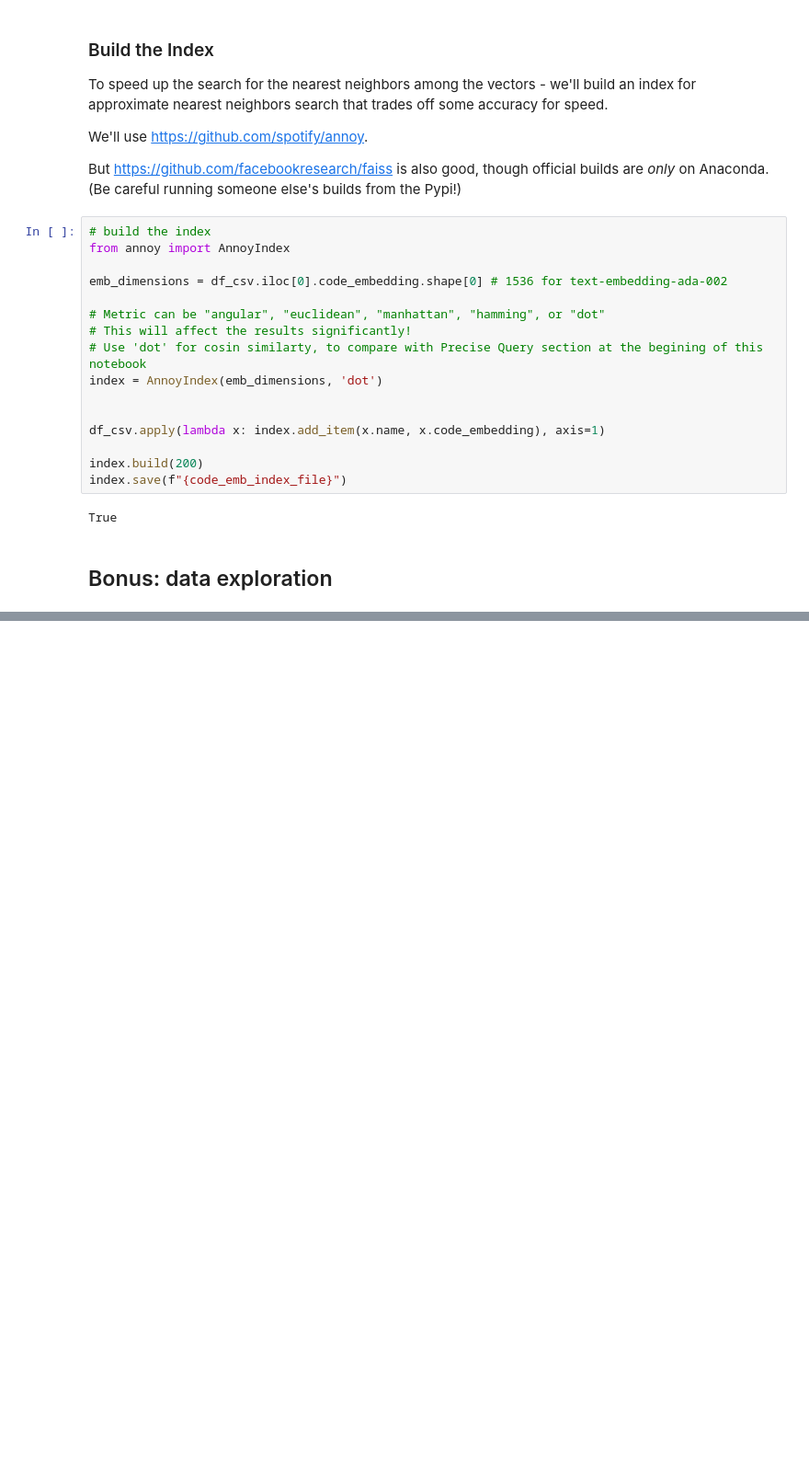
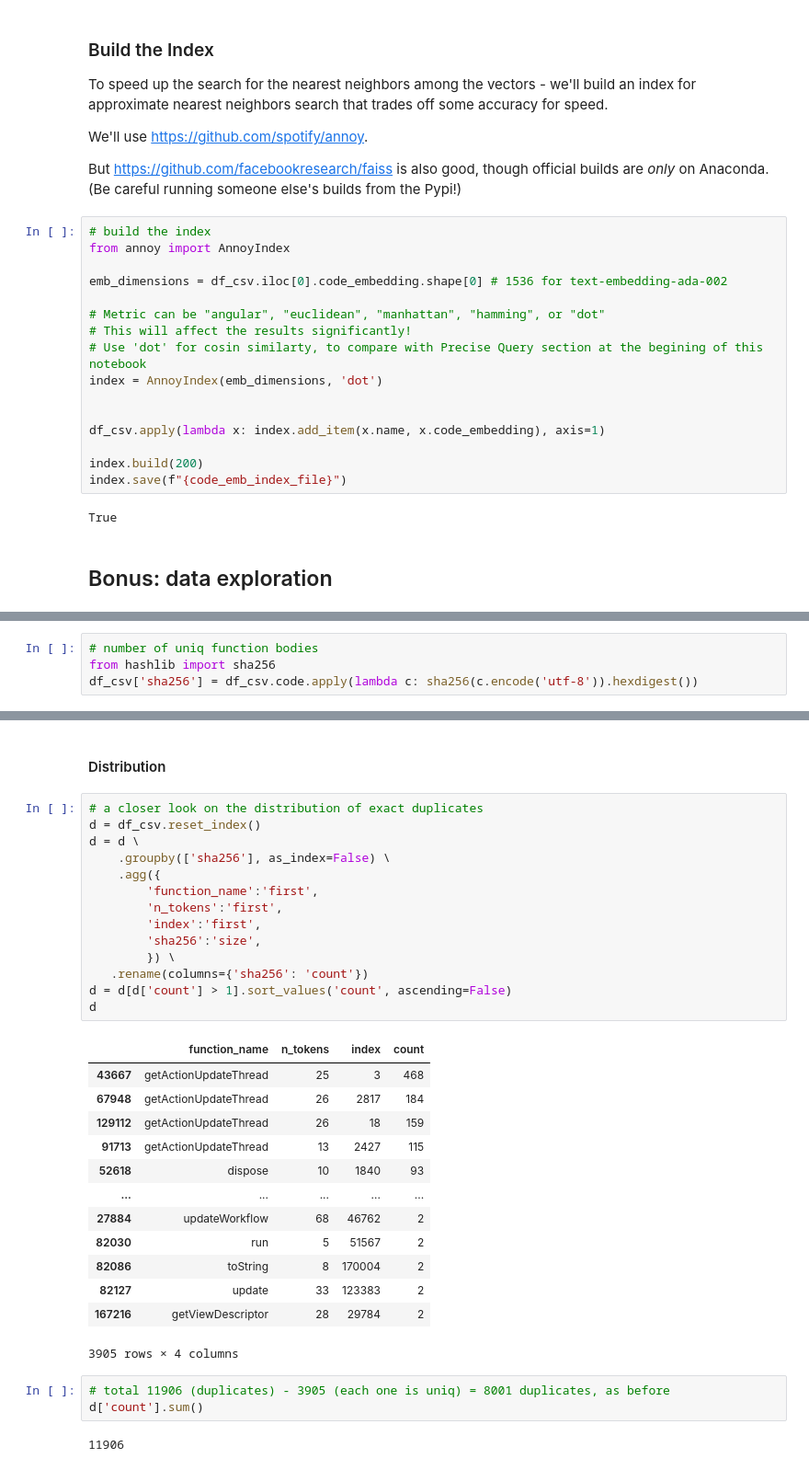
Before and after one commit to bzz/jet-search, a Jupyter notebook: gpt3_code_embeddings.ipynb, the cells around one changed output, grey strips where cells are left out. Shown: that part at 92% size. Cells and saved outputs as stored; diff of their text form; blank space fills up the shorter version.

Commit message:
gpt3 search: add duplicate analysis

```diff
--- a/gpt3_code_embeddings.ipynb
+++ b/gpt3_code_embeddings.ipynb
@@ -633,0 +650,4 @@ Name: count, dtype: int64
+# %%
+# number of uniq function bodies
+from hashlib import sha256
+df_csv['sha256'] = df_csv.code.apply(lambda c: sha256(c.encode('utf-8')).hexdigest())
@@ -633,0 +691,35 @@ Name: count, dtype: int64
+# %% [markdown]
+#### Distribution
+# %%
+# a closer look on the distribution of exact duplicates
+d = df_csv.reset_index()
+d = d \
+    .groupby(['sha256'], as_index=False) \
+    .agg({
+        'function_name':'first',
+        'n_tokens':'first',
+        'index':'first',
+        'sha256':'size',
+        }) \
+   .rename(columns={'sha256': 'count'})
+d = d[d['count'] > 1].sort_values('count', ascending=False)
+d
+# %% [output]
+|  | function_name | n_tokens | index | count |
+| 43667 | getActionUpdateThread | 25 | 3 | 468 |
+| 67948 | getActionUpdateThread | 26 | 2817 | 184 |
+| 129112 | getActionUpdateThread | 26 | 18 | 159 |
+| 91713 | getActionUpdateThread | 13 | 2427 | 115 |
+| 52618 | dispose | 10 | 1840 | 93 |
+| ... | ... | ... | ... | ... |
+| 27884 | updateWorkflow | 68 | 46762 | 2 |
+| 82030 | run | 5 | 51567 | 2 |
+| 82086 | toString | 8 | 170004 | 2 |
+| 82127 | update | 33 | 123383 | 2 |
+| 167216 | getViewDescriptor | 28 | 29784 | 2 |
+3905 rows × 4 columns
+# %%
+# total 11906 (duplicates) - 3905 (each one is uniq) = 8001 duplicates, as before
+d['count'].sum()
+# %% [output]
+11906
```
Also changed, not shown: parts of 26 cells of this notebook.
